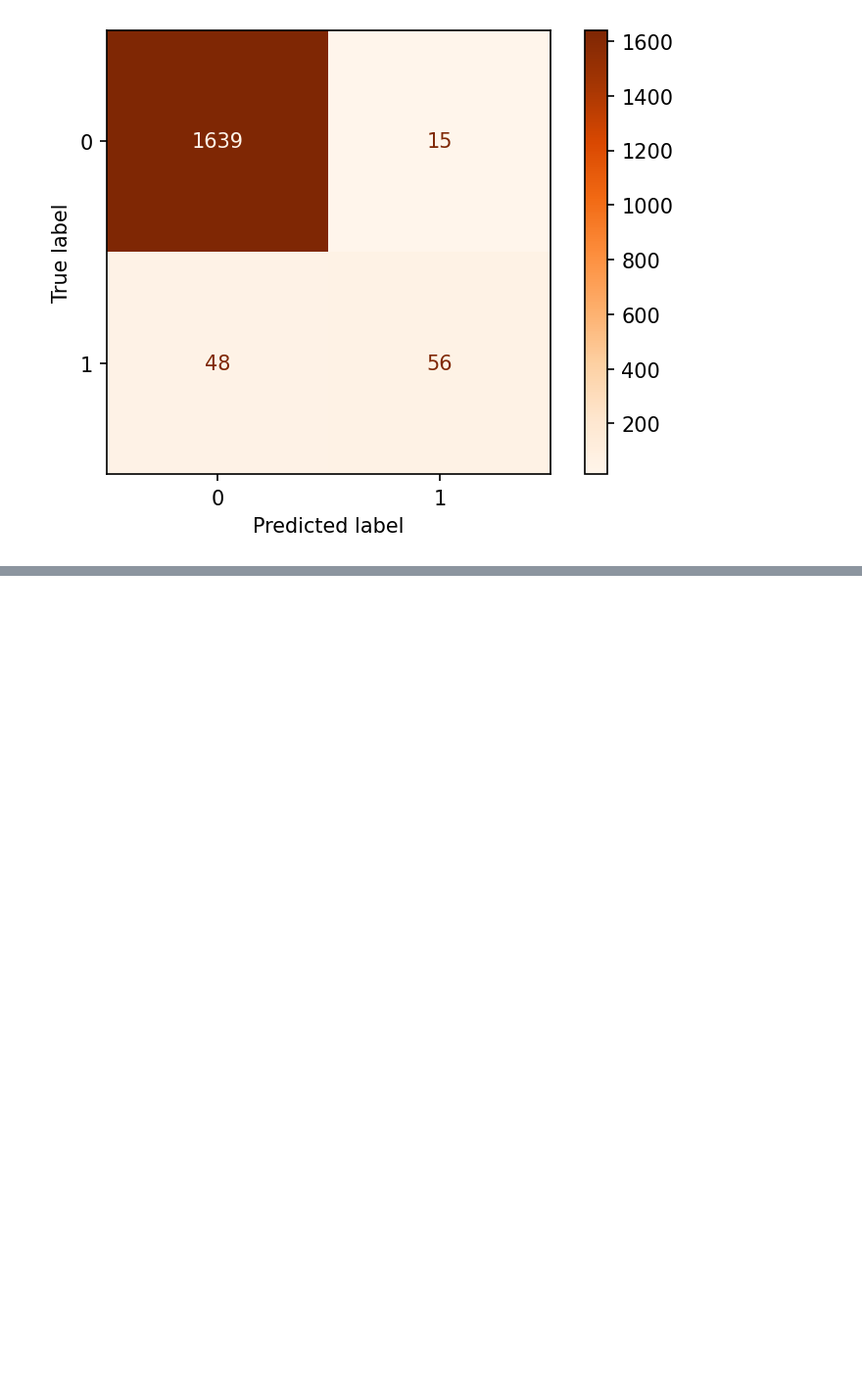
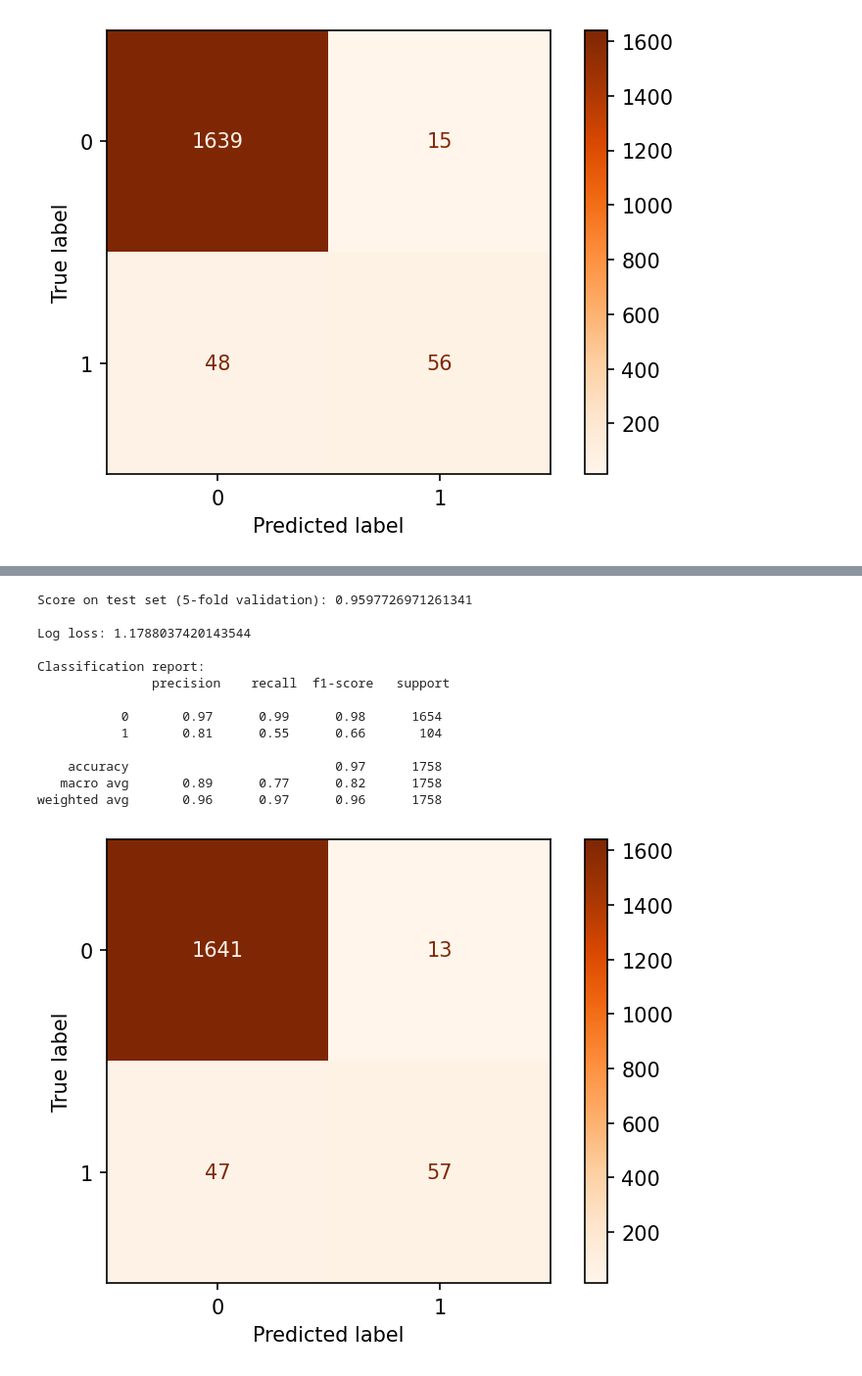
Before and after one commit to ian-livingston/projecting-NBA-All-Stars, a Jupyter notebook: Modeling.ipynb, the cells around one changed output, grey strips where cells are left out. Shown at 98% size. Cells and saved outputs as stored; diff of their text form; code cells hidden in the pictures; blank space fills up the shorter version.

```diff
--- a/Modeling.ipynb
+++ b/Modeling.ipynb
@@ -900,0 +994,18 @@ weighted avg       0.89      0.94      0.91      1758
+# %%
+# Adding "FT/game"
+score, logloss, class_report, con_matrix = nba_log_regression(all_data_df, ["PTS/game", "AST/game", "PER", "MP/game", "Age", "TS%", "WS/48", "Trajectory", "All-Star?", "FT/game", "PTS+AST/game"], "All-Star next season?", print_all=True)
+# %% [output]
+Score on test set (5-fold validation): 0.9597726971261341
+
+Log loss: 1.1788037420143544
+
+Classification report:
+               precision    recall  f1-score   support
+
+           0       0.97      0.99      0.98      1654
+           1       0.81      0.55      0.66       104
+
+    accuracy                           0.97      1758
+   macro avg       0.89      0.77      0.82      1758
+weighted avg       0.96      0.97      0.96      1758
+[figure, added]
```
Also changed, not shown: parts of 42 cells of this notebook, 2 other files.
